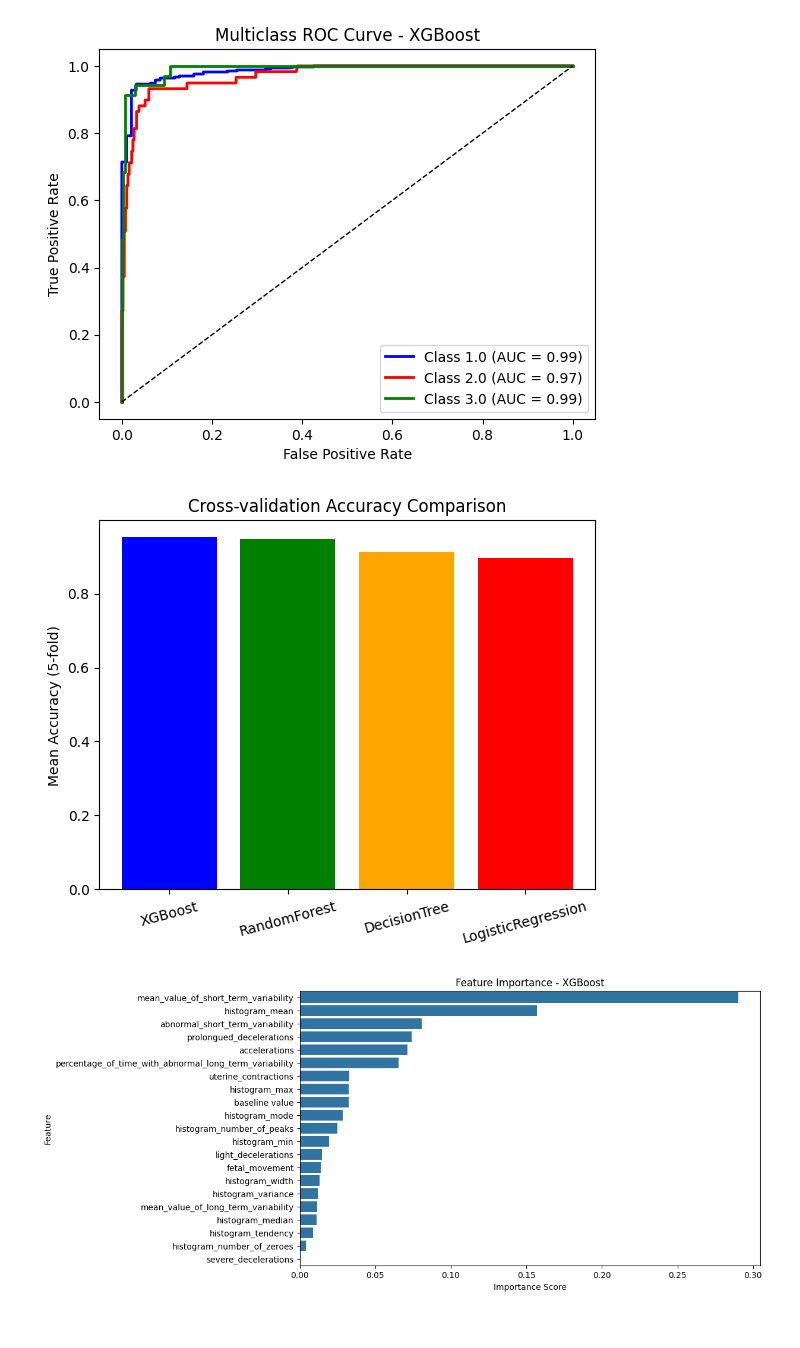
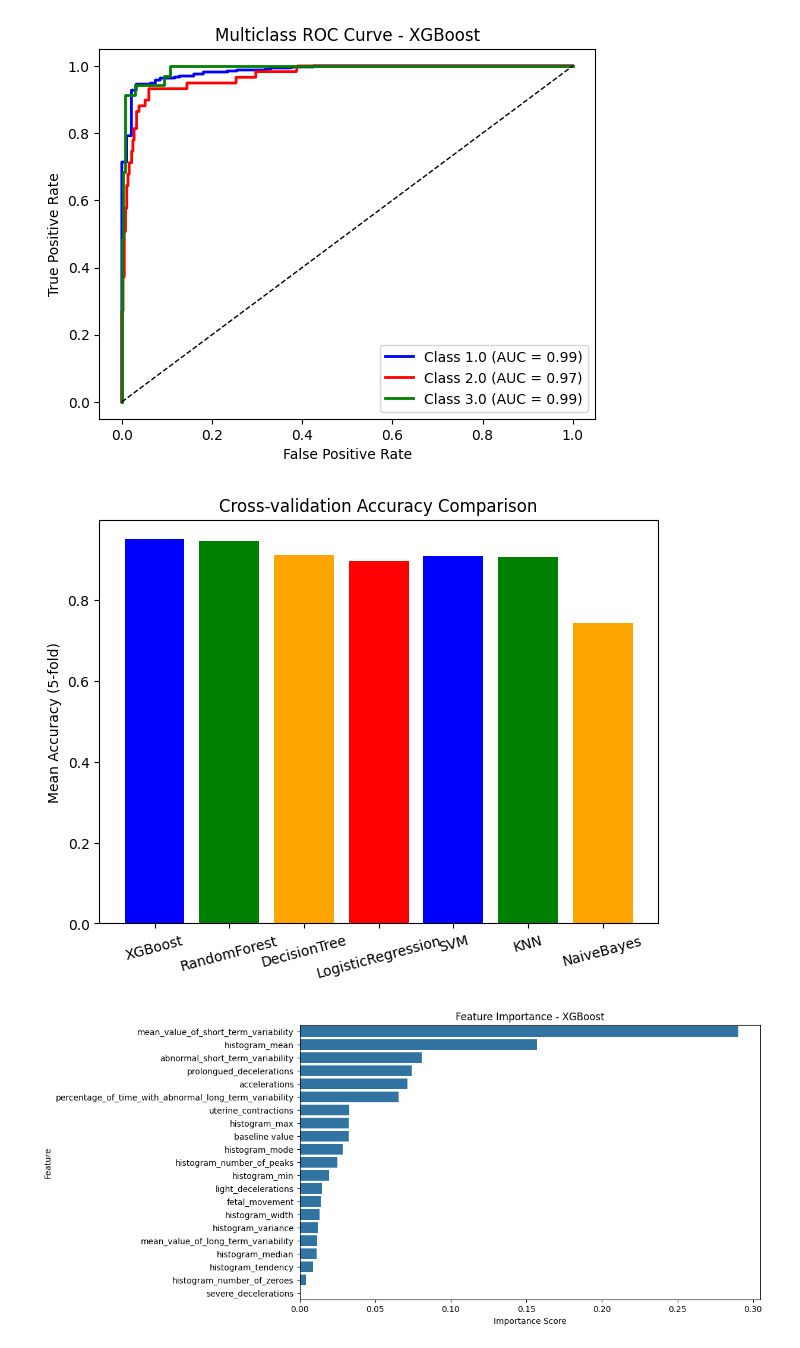
Before and after one commit to AmiteshVerma03/Early-Prediction-of-Fetal-and-Maternal-Health-Risk, a Jupyter notebook: notebooks/03_ultrasound_numeric.ipynb, the cells around one changed output. Saved outputs shown, nothing was run; the diff lists cells and outputs as text; code cells hidden in the pictures.

```diff
--- a/notebooks/03_ultrasound_numeric.ipynb
+++ b/notebooks/03_ultrasound_numeric.ipynb
@@ -6,6 +6,9 @@ from sklearn.preprocessing import StandardScaler, LabelEncoder
 from sklearn.ensemble import RandomForestClassifier, GradientBoostingClassifier
 from sklearn.tree import DecisionTreeClassifier
 from sklearn.linear_model import LogisticRegression
+from sklearn.svm import SVC
+from sklearn.neighbors import KNeighborsClassifier
+from sklearn.naive_bayes import GaussianNB
 from sklearn.metrics import accuracy_score, precision_score, recall_score, f1_score, roc_auc_score, classification_report
 import warnings
 warnings.filterwarnings("ignore")
@@ -34,6 +37,9 @@ except Exception:
 models['RandomForest'] = RandomForestClassifier(n_estimators=100, random_state=42, n_jobs=1)
 models['DecisionTree'] = DecisionTreeClassifier(random_state=42)
 models['LogisticRegression'] = LogisticRegression(max_iter=1000, multi_class='ovr', random_state=42)
+models['SVM'] = SVC(probability=True, random_state=42)
+models['KNN'] = KNeighborsClassifier(n_neighbors=5)
+models['NaiveBayes'] = GaussianNB()
 
 cv = StratifiedKFold(n_splits=5, shuffle=True, random_state=42)
 scoring = {'accuracy':'accuracy','precision':'precision_macro','recall':'recall_macro','f1':'f1_macro'}
@@ -151,14 +160,15 @@ plt.show()
 # %%
 import matplotlib.pyplot as plt
 
 cv_scores = [results_cv[m]['accuracy'] for m in results_cv]
 plt.bar(results_cv.keys(), cv_scores, color=['blue','green','orange','red'])
 plt.title("Cross-validation Accuracy Comparison")
 plt.ylabel("Mean Accuracy (5-fold)")
+plt.tight_layout()
 plt.xticks(rotation=15)
 plt.show()
 # %% [output]
-[figure, old version]
+[figure, new version]
 # %%
 import matplotlib.pyplot as plt
 import seaborn as sns
```
Also changed, not shown: parts of 6 cells of this notebook.
